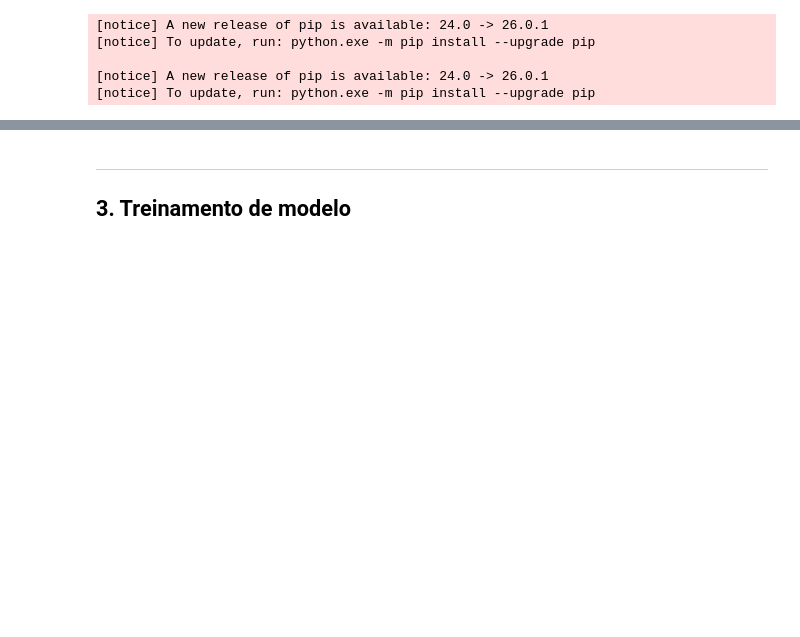
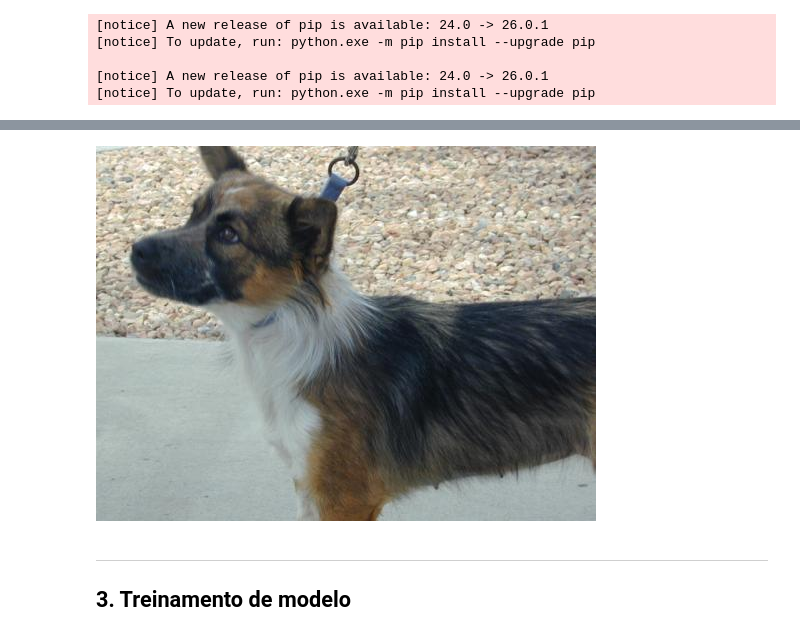
Before and after one commit to ViniLinharesBozzon/DogCatClassification, a Jupyter notebook: main.ipynb, the cells around one changed output, grey strips where cells are left out. Saved outputs shown, nothing was run; the diff lists cells and outputs as text; code cells hidden in the pictures; blank space fills up the shorter version.

```diff
--- a/main.ipynb
+++ b/main.ipynb
@@ -46,11 +48,11 @@ from vb_toolbox.ml import pre_analytics
 # %%
 # path com os caminhos necessários fixos.
-c_pathImagens_str = 'datasets/PetImages'
+c_pathImagens_str = 'dataset/PetImages'
 c_pathCats_str    = c_pathImagens_str+'/Cat'
-c_pathDogs_str    = c_pathImagens_str+'/Dogs'
+c_pathDogs_str    = c_pathImagens_str+'/Dog'
 
 # exportando modelo para Databricks
-if platform.node() != 'spark.host.local':
+if platform.node() == 'spark.host.local':
     # baixando a base de dados
     import kagglehub
 
@@ -66,3 +70,8 @@ Path to dataset files: C:\Users\vinic\.cache\kagglehub\datasets\bhavikjikadara\d
+# %%
+# Lendo uma imagem de cachorro
+Image.open(c_pathDogs_str+'/3.jpg')
+# %% [output]
+[figure, added]
 # %% [markdown]
 ---
 ## 3. Treinamento de modelo
```
Also changed, not shown: parts of 4 cells of this notebook.
